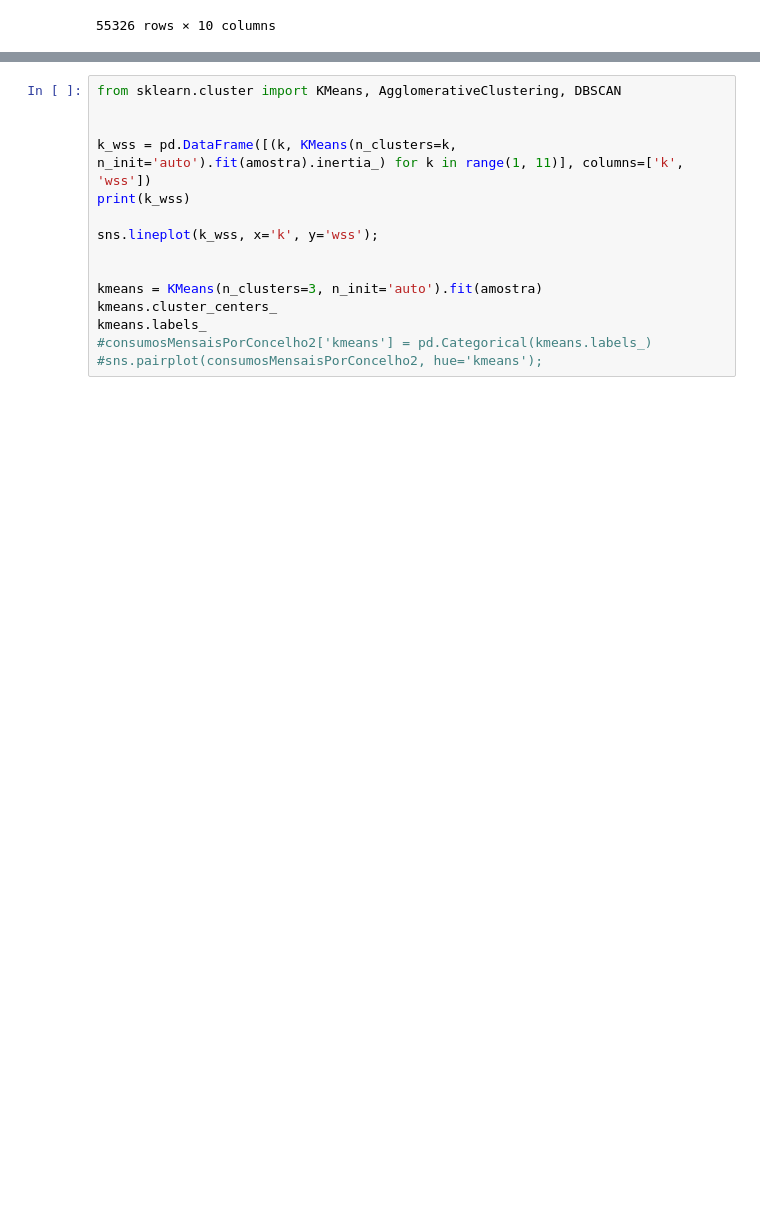
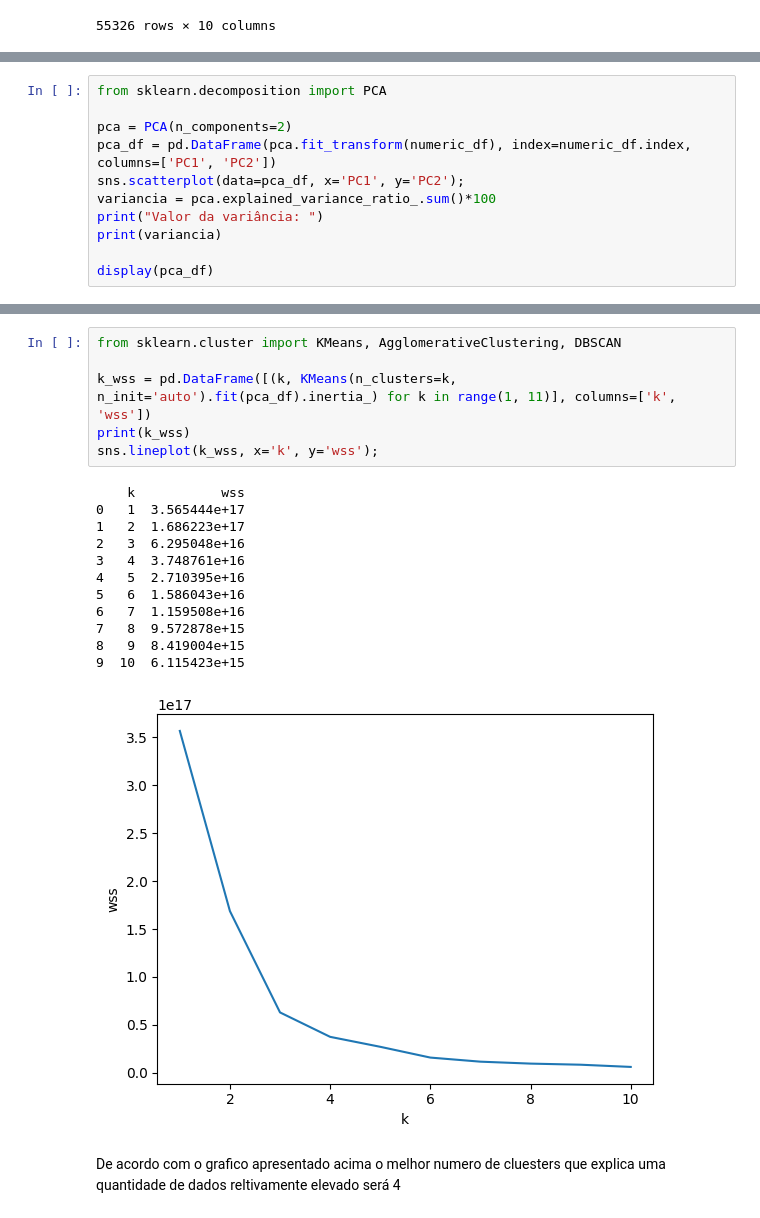
Before and after one commit to RafaelGesero/DECDProject, a Jupyter notebook: ProjetoDECD_Grupo20.ipynb, the cells around one changed output, grey strips where cells are left out. Saved outputs shown, nothing was run; the diff lists cells and outputs as text; blank space fills up the shorter version.

```diff
--- a/ProjetoDECD_Grupo20.ipynb
+++ b/ProjetoDECD_Grupo20.ipynb
@@ -636,0 +558,11 @@ display(pca_df)
+# %%
+from sklearn.decomposition import PCA
+
+pca = PCA(n_components=2)
+pca_df = pd.DataFrame(pca.fit_transform(numeric_df), index=numeric_df.index, columns=['PC1', 'PC2'])
+sns.scatterplot(data=pca_df, x='PC1', y='PC2');
+variancia = pca.explained_variance_ratio_.sum()*100
+print("Valor da variância: ")
+print(variancia)
+
+display(pca_df)
@@ -637,15 +595,21 @@ display(pca_df)
 # %%
 from sklearn.cluster import KMeans, AgglomerativeClustering, DBSCAN
 
-
-k_wss = pd.DataFrame([(k, KMeans(n_clusters=k, n_init='auto').fit(amostra).inertia_) for k in range(1, 11)], columns=['k', 'wss'])
+k_wss = pd.DataFrame([(k, KMeans(n_clusters=k, n_init='auto').fit(pca_df).inertia_) for k in range(1, 11)], columns=['k', 'wss'])
 print(k_wss)
-
 sns.lineplot(k_wss, x='k', y='wss');
-
-
-kmeans = KMeans(n_clusters=3, n_init='auto').fit(amostra)
-kmeans.cluster_centers_
-kmeans.labels_
-#consumosMensaisPorConcelho2['kmeans'] = pd.Categorical(kmeans.labels_)
-#sns.pairplot(consumosMensaisPorConcelho2, hue='kmeans');
+# %% [output]
+    k           wss
+0   1  3.565444e+17
+1   2  1.686223e+17
+2   3  6.295048e+16
+3   4  3.748761e+16
+4   5  2.710395e+16
+5   6  1.586043e+16
+6   7  1.159508e+16
+7   8  9.572878e+15
+8   9  8.419004e+15
+9  10  6.115423e+15
+[figure, added]
+# %% [markdown]
+De acordo com o grafico apresentado acima o melhor numero de cluesters que explica uma quantidade de dados reltivamente elevado será 4
```
Also changed, not shown: parts of 46 cells of this notebook.
